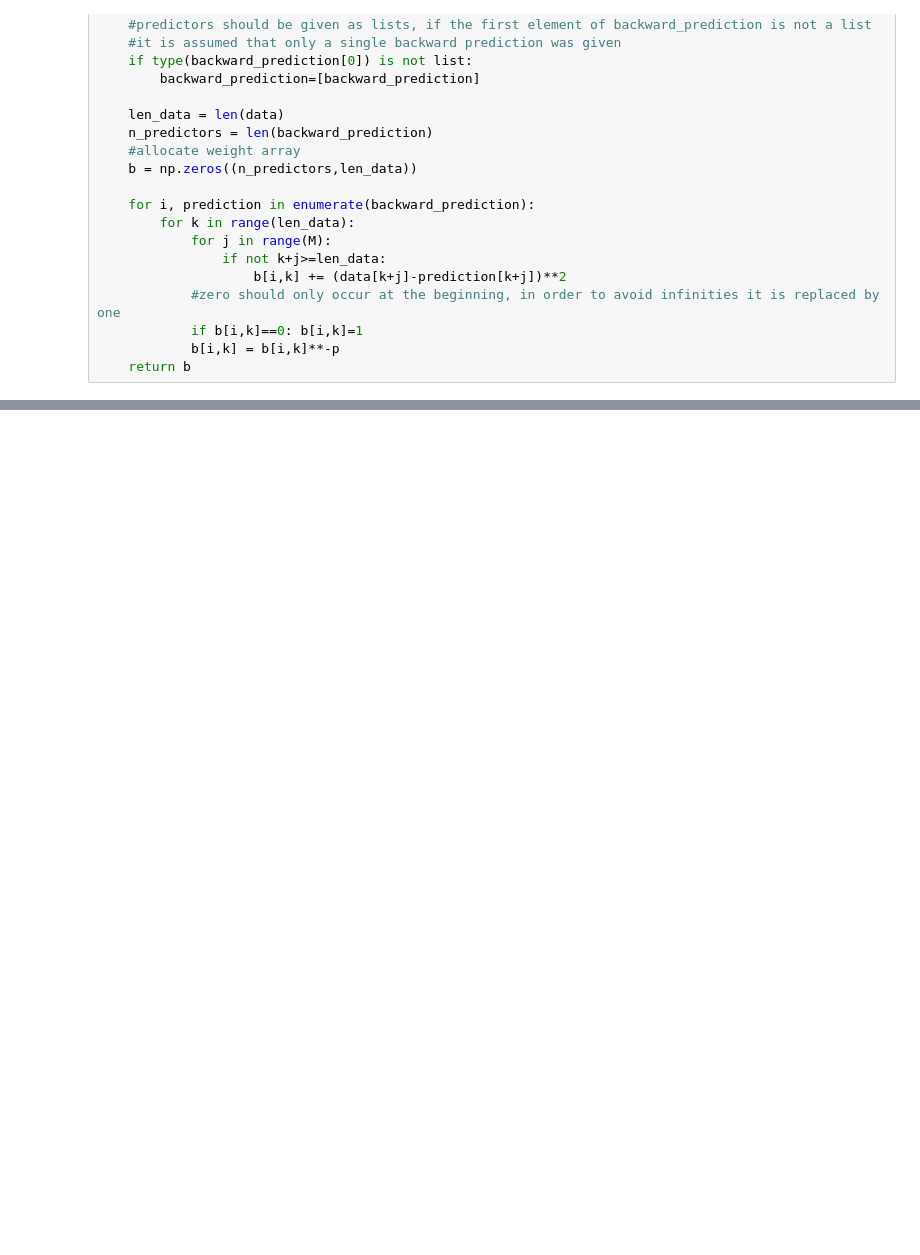
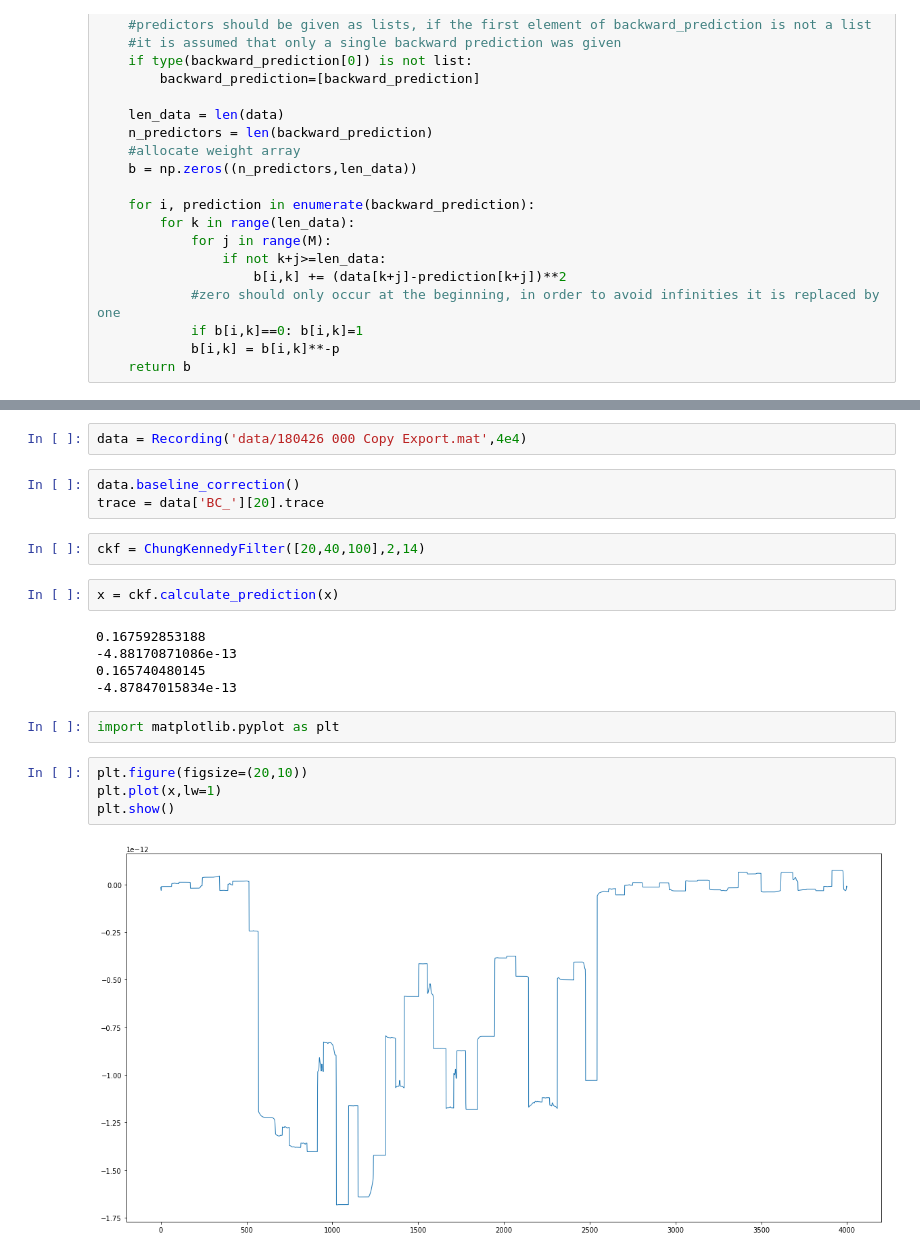
Before and after one commit to AGPlested/ASCAM, a Jupyter notebook: Chung-Kennedy.ipynb, the cells around one changed output, grey strips where cells are left out. Saved outputs shown, nothing was run; the diff lists cells and outputs as text; blank space fills up the shorter version.

Commit message:
implemented Chung-Kennedy-Clasimplemented Chung-Kennedy-Classs

```diff
--- a/Chung-Kennedy.ipynb
+++ b/Chung-Kennedy.ipynb
@@ -110,0 +245,22 @@ t_out = [
+# %%
+data = Recording('data/180426 000 Copy Export.mat',4e4)
+# %%
+data.baseline_correction()
+trace = data['BC_'][20].trace
+# %%
+ckf = ChungKennedyFilter([20,40,100],2,14)
+# %%
+x = ckf.calculate_prediction(x)
+# %% [output]
+0.167592853188
+-4.88170871086e-13
+0.165740480145
+-4.87847015834e-13
+# %%
+import matplotlib.pyplot as plt
+# %%
+plt.figure(figsize=(20,10))
+plt.plot(x,lw=1)
+plt.show()
+# %% [output]
+[figure, added]
```
Also changed, not shown: parts of 16 cells of this notebook.
